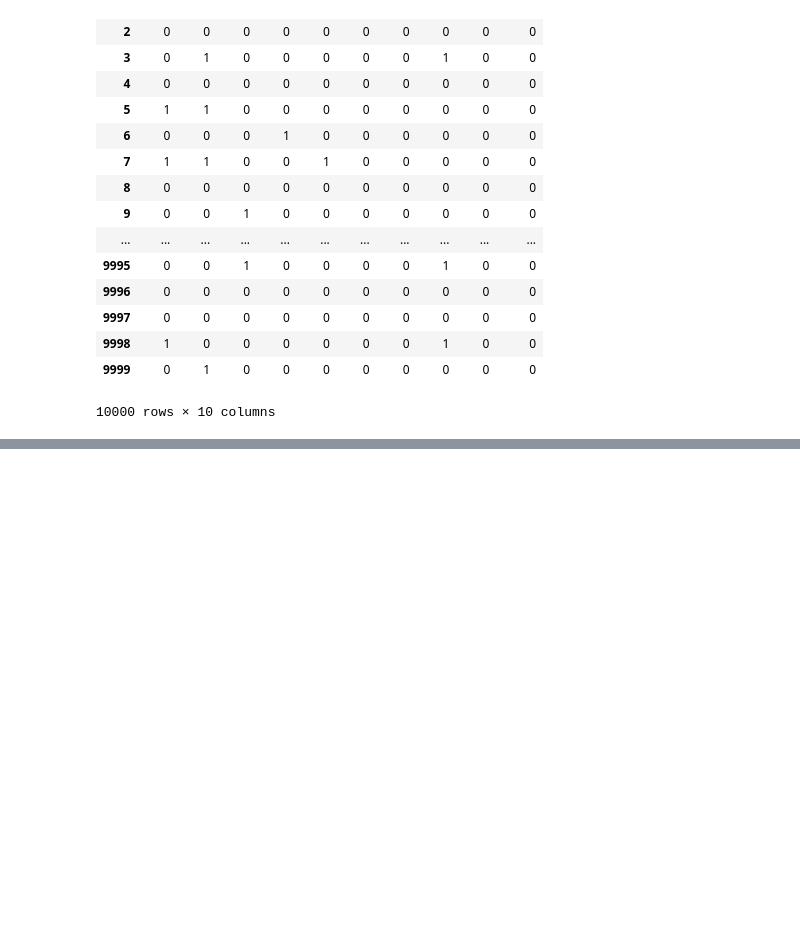
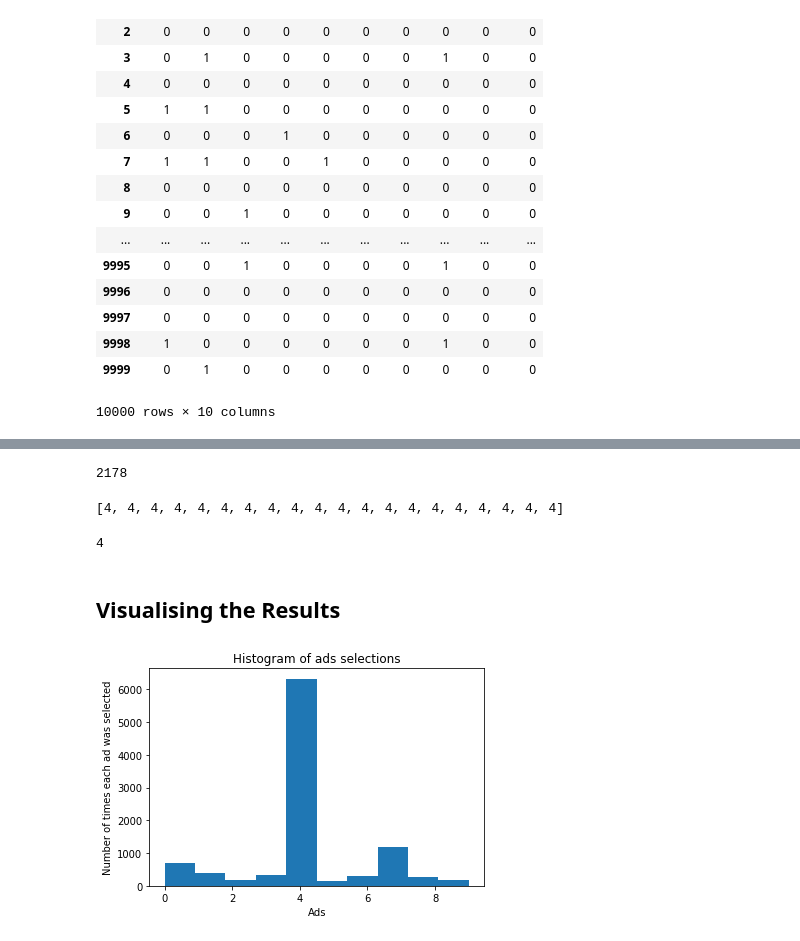
Before and after one commit to DimaPoliuha/machine-learning-course, a Jupyter notebook: Part 6 - Reinforcement Learning/Upper Confidence Bound (UCB)/Upper Confidence Bound (UCB).ipynb, the cells around one changed output, grey strips where cells are left out. Cells and saved outputs as stored; diff of their text form; code cells hidden in the pictures; blank space fills up the shorter version.

```diff
--- a/Part 6 - Reinforcement Learning/Upper Confidence Bound (UCB)/Upper Confidence Bound (UCB).ipynb
+++ b/Part 6 - Reinforcement Learning/Upper Confidence Bound (UCB)/Upper Confidence Bound (UCB).ipynb
@@ -37,0 +40,49 @@ dataset
+# %%
+import math
+N = 10000
+d = 10
+numbers_of_selection = [0] * d
+sums_of_rewards = [0] * d
+ads_selected = []
+
+for n in range(N):
+    ad = 0
+    max_upper_bound = 0
+    for i in range(d):
+        if numbers_of_selection[i] > 0:
+            average_reward = sums_of_rewards[i] / numbers_of_selection[i]
+            delta_i = math.sqrt(3 / 2 * math.log(n + 1) / numbers_of_selection[i])
+            upper_bound = average_reward + delta_i
+        else:
+            upper_bound = 1e400
+        if upper_bound > max_upper_bound:
+            max_upper_bound = upper_bound
+            ad = i
+    ads_selected.append(ad)
+    numbers_of_selection[ad] += 1
+    reward = dataset.values[n, ad]
+    sums_of_rewards[ad] += reward
+# %%
+total_reward = sum(sums_of_rewards)
+total_reward
+# %% [output]
+2178
+# %%
+ads_selected[-20:]
+# %% [output]
+[4, 4, 4, 4, 4, 4, 4, 4, 4, 4, 4, 4, 4, 4, 4, 4, 4, 4, 4, 4]
+# %%
+best_ad = sums_of_rewards.index(max(sums_of_rewards))
+best_ad
+# %% [output]
+4
+# %% [markdown]
+## Visualising the Results
+# %%
+plt.hist(ads_selected)
+plt.title('Histogram of ads selections')
+plt.xlabel('Ads')
+plt.ylabel('Number of times each ad was selected')
+plt.show()
+# %% [output]
+[figure, added]
```
Also changed, not shown: parts of 1 cell of this notebook.
